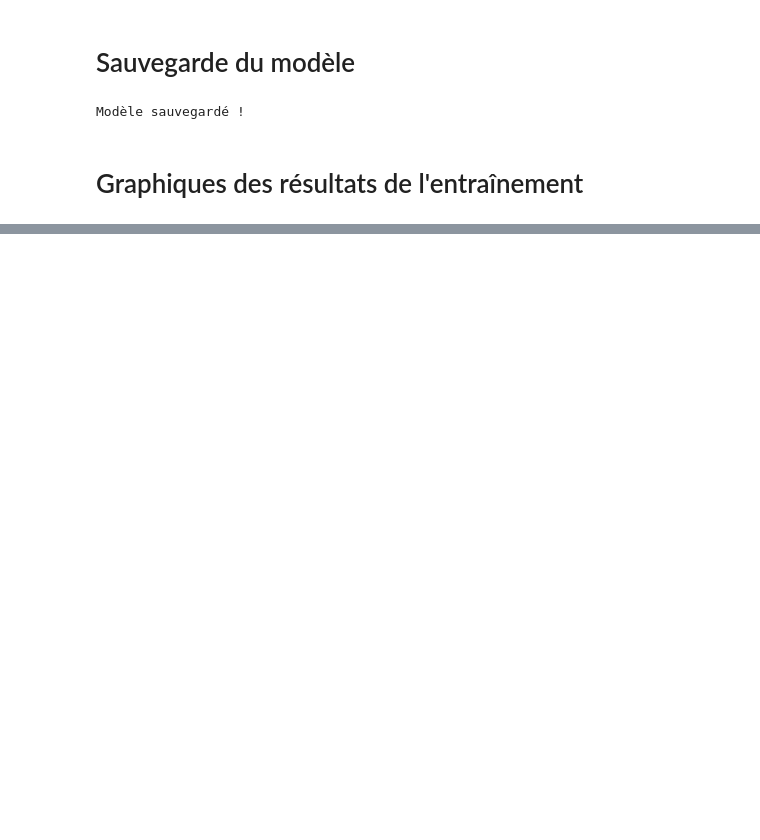
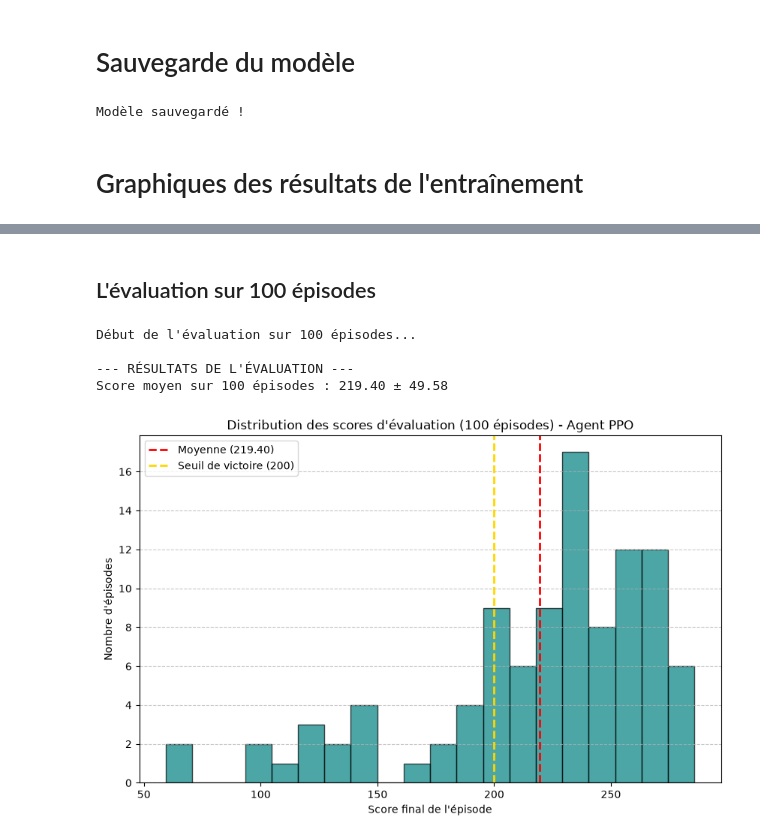
Before and after one commit to BastianHanart/Startrek, a Jupyter notebook: ppo.ipynb, the cells around one changed output, grey strips where cells are left out. Drawn from its saved outputs; the diff is of its cells as text; code cells hidden in the pictures; blank space fills up the shorter version.

```diff
--- a/ppo.ipynb
+++ b/ppo.ipynb
@@ -357,0 +442,62 @@ plt.show()
+# %% [markdown]
+## L'évaluation sur 100 épisodes
+# %%
+
+eval_scores = []
+env_eval = gym.make("LunarLander-v3")
+
+# On passe le modèle en mode évaluation (bonne pratique PyTorch)
+ppo_agent.policy.eval()
+
+print("Début de l'évaluation sur 100 épisodes...")
+
+for i in range(1, 101):
+    state, _ = env_eval.reset(seed=42+i) # Une seed différente par épisode pour varier les situations
+    done = False
+    score = 0
+
+    while not done:
+        # On convertit l'état en tenseur comme dans l'entraînement
+        state_tensor = torch.FloatTensor(state).to(device)
+
+        with torch.no_grad():
+            # Action gloutonne (exploitation pure) : on prend la plus forte probabilité
+            action_logits, _ = ppo_agent.policy(state_tensor)
+            action = action_logits.argmax().item()
+
+        next_state, reward, terminated, truncated, _ = env_eval.step(action)
+        done = terminated or truncated
+        score += reward
+        state = next_state
+
+    eval_scores.append(score)
+
+env_eval.close()
+
+# Calcul des statistiques exigées par le sujet
+mean_score = np.mean(eval_scores)
+std_score = np.std(eval_scores)
+
+print(f"\n--- RÉSULTATS DE L'ÉVALUATION ---")
+print(f"Score moyen sur 100 épisodes : {mean_score:.2f} ± {std_score:.2f}")
+
+# --- CRÉATION DE L'HISTOGRAMME DE DISTRIBUTION ---
+plt.figure(figsize=(10, 6))
+plt.hist(eval_scores, bins=20, color='teal', edgecolor='black', alpha=0.7)
+
+# Lignes indicatives pour la moyenne et le seuil de victoire
+plt.axvline(mean_score, color='red', linestyle='dashed', linewidth=2, label=f'Moyenne ({mean_score:.2f})')
+plt.axvline(200, color='gold', linestyle='dashed', linewidth=2, label='Seuil de victoire (200)')
+
+plt.title("Distribution des scores d'évaluation (100 épisodes) - Agent PPO")
+plt.xlabel("Score final de l'épisode")
+plt.ylabel("Nombre d'épisodes")
+plt.legend()
+plt.grid(axis='y', linestyle='--', alpha=0.7)
+plt.show()
+# %% [output]
+Début de l'évaluation sur 100 épisodes...
+
+--- RÉSULTATS DE L'ÉVALUATION ---
+Score moyen sur 100 épisodes : 219.40 ± 49.58
+[figure, added]
```
Also changed, not shown: parts of 9 cells of this notebook, 2 other files.
